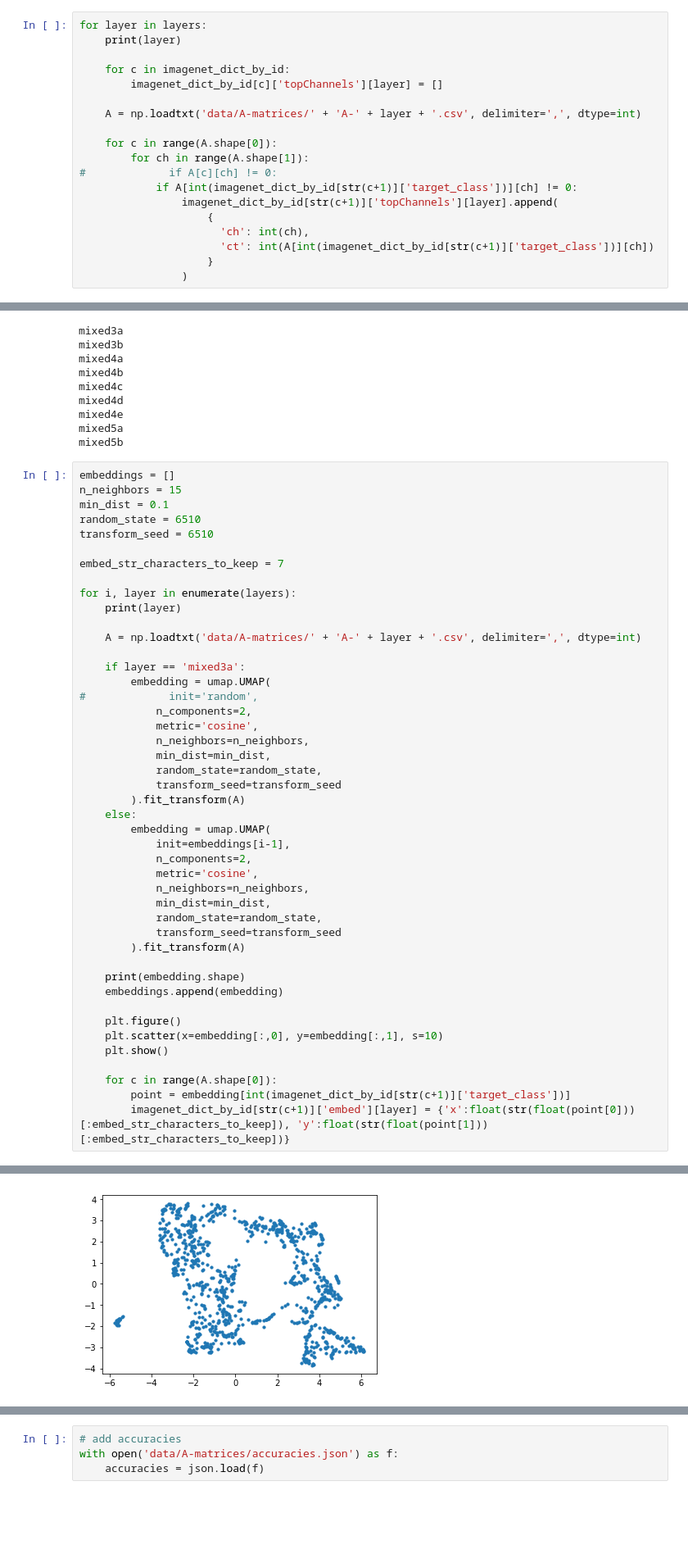
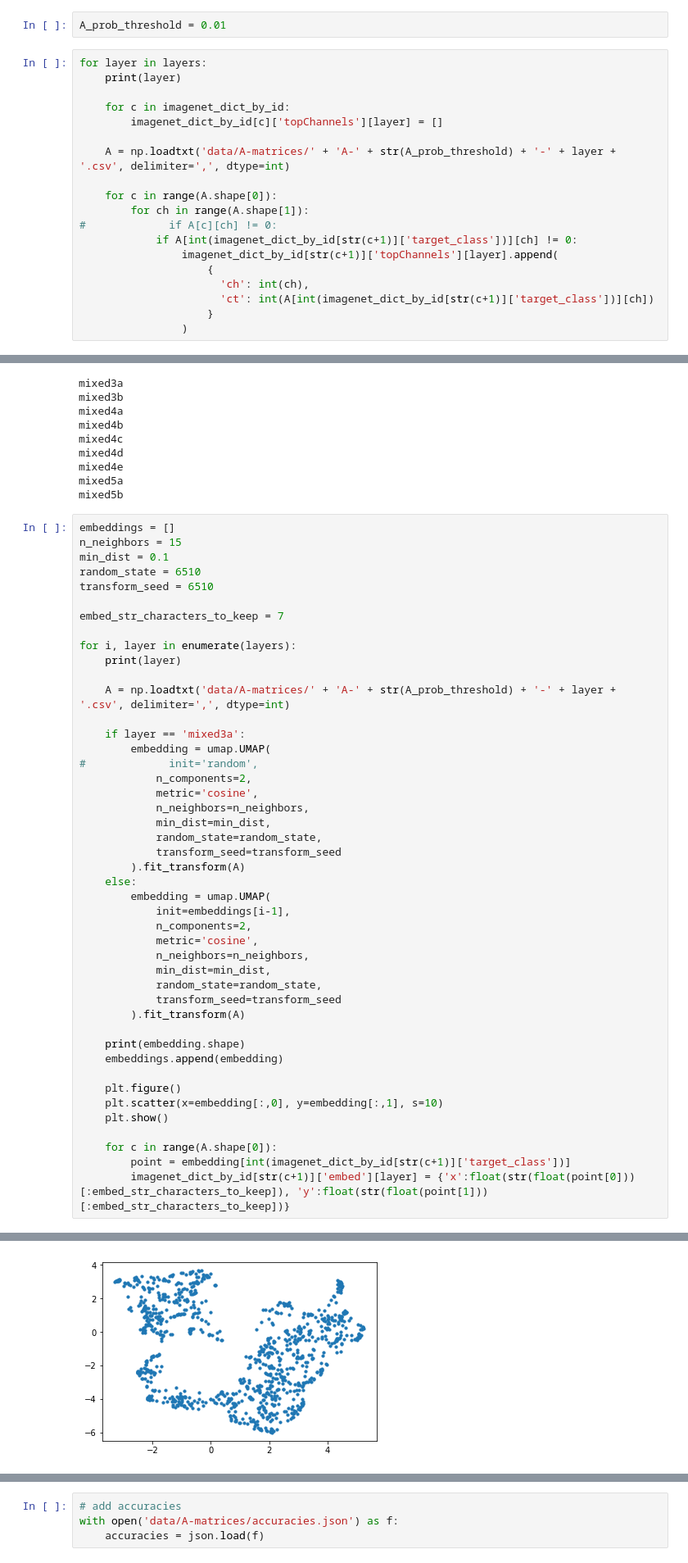
Before and after one commit to fredhohman/summit-notebooks, a Jupyter notebook: activation-matrices-to-json.ipynb, the cells around one changed output, grey strips where cells are left out. Shown at 82% size. Cells and saved outputs as stored; diff of their text form; blank space fills up the shorter version.

Commit message:
use A matrices

```diff
--- a/activation-matrices-to-json.ipynb
+++ b/activation-matrices-to-json.ipynb
@@ -65,6 +65,8 @@ layers = [
     'mixed5a',
     'mixed5b'
 ]
+# %%
+A_prob_threshold = 0.01
 # %%
 for layer in layers:
     print(layer)
@@ -72,7 +74,7 @@ for layer in layers:
     for c in imagenet_dict_by_id:
         imagenet_dict_by_id[c]['topChannels'][layer] = []
 
-    A = np.loadtxt('data/A-matrices/' + 'A-' + layer + '.csv', delimiter=',', dtype=int)
+    A = np.loadtxt('data/A-matrices/' + 'A-' + str(A_prob_threshold) + '-' + layer + '.csv', delimiter=',', dtype=int)
 
     for c in range(A.shape[0]):
         for ch in range(A.shape[1]):
@@ -124,7 +126,7 @@ embed_str_characters_to_keep = 7
 for i, layer in enumerate(layers):
     print(layer)
 
-    A = np.loadtxt('data/A-matrices/' + 'A-' + layer + '.csv', delimiter=',', dtype=int)
+    A = np.loadtxt('data/A-matrices/' + 'A-' + str(A_prob_threshold) + '-' + layer + '.csv', delimiter=',', dtype=int)
 
     if layer == 'mixed3a':
         embedding = umap.UMAP(
@@ -164,5 +166,5 @@ mixed3a
 mixed3b
 (1000, 2)
-[figure, old version]
+[figure, new version]
 mixed4a
 (1000, 2)
```
Also changed, not shown: parts of 1 cell of this notebook.
